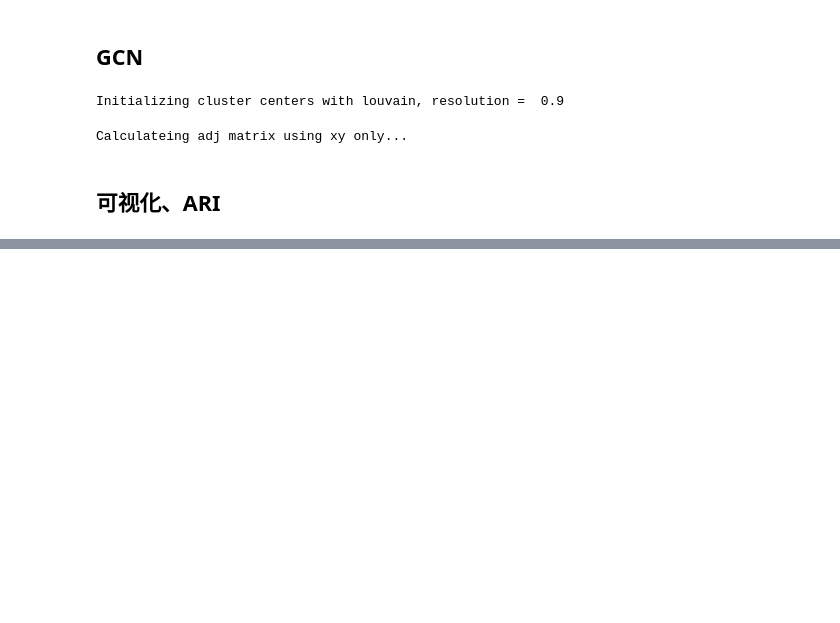
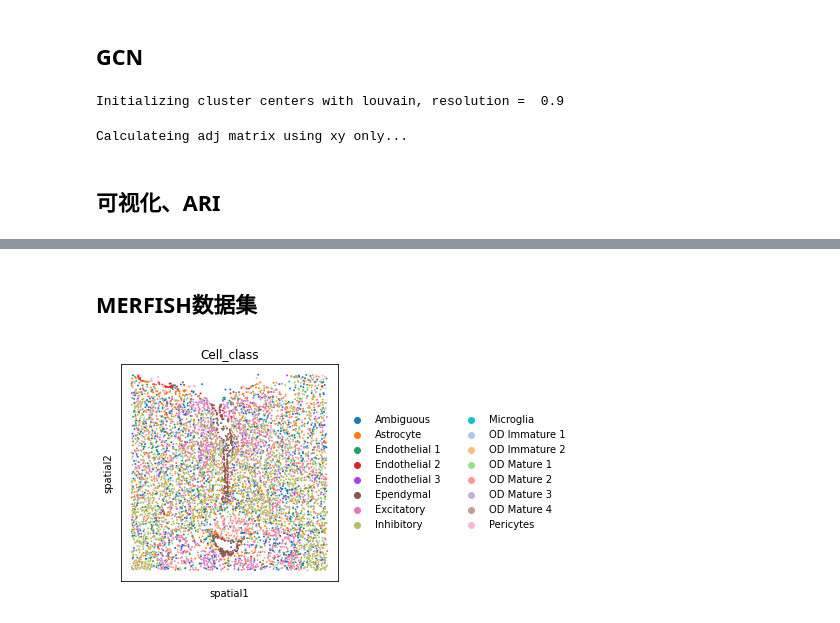
Before and after one commit to hannshu/st_clustering, a Jupyter notebook: 4_SpaGCN/train.ipynb, the cells around one changed output, grey strips where cells are left out. Drawn from its saved outputs; the diff is of its cells as text; code cells hidden in the pictures; blank space fills up the shorter version.

```diff
--- a/4_SpaGCN/train.ipynb
+++ b/4_SpaGCN/train.ipynb
@@ -105,0 +119,8 @@ Calculateing adj matrix using xy only...
+# %% [markdown]
+## MERFISH数据集
+# %%
+adata = sq.datasets.merfish(path=os.path.join('..', 'dataset', 'merfish3d.h5ad'))
+adata = adata[adata.obs['Bregma'] == 1.0]
+sc.pl.spatial(adata, color='Cell_class', spot_size=1e-2)
+# %% [output]
+[figure, added]
```
Also changed, not shown: parts of 5 cells of this notebook.
